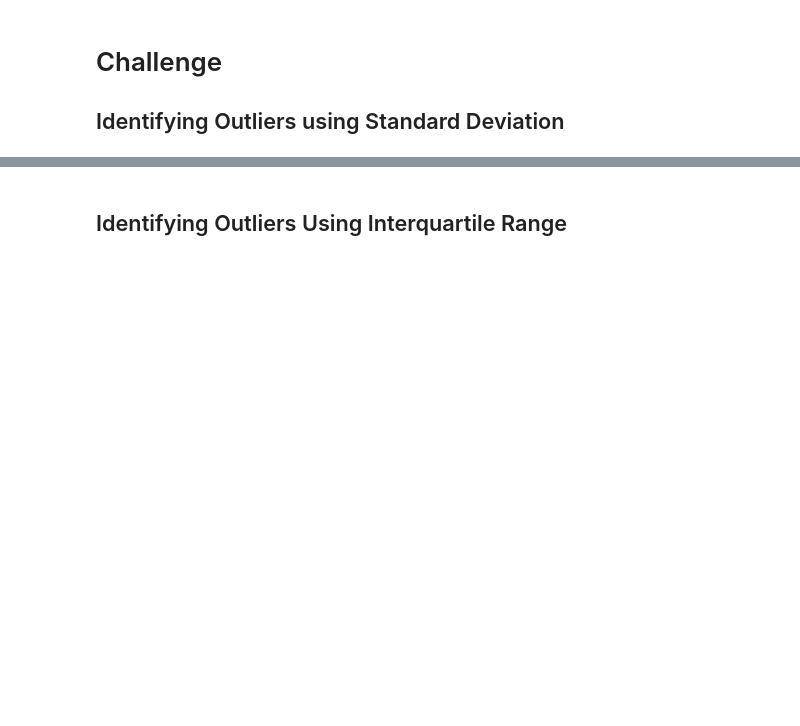
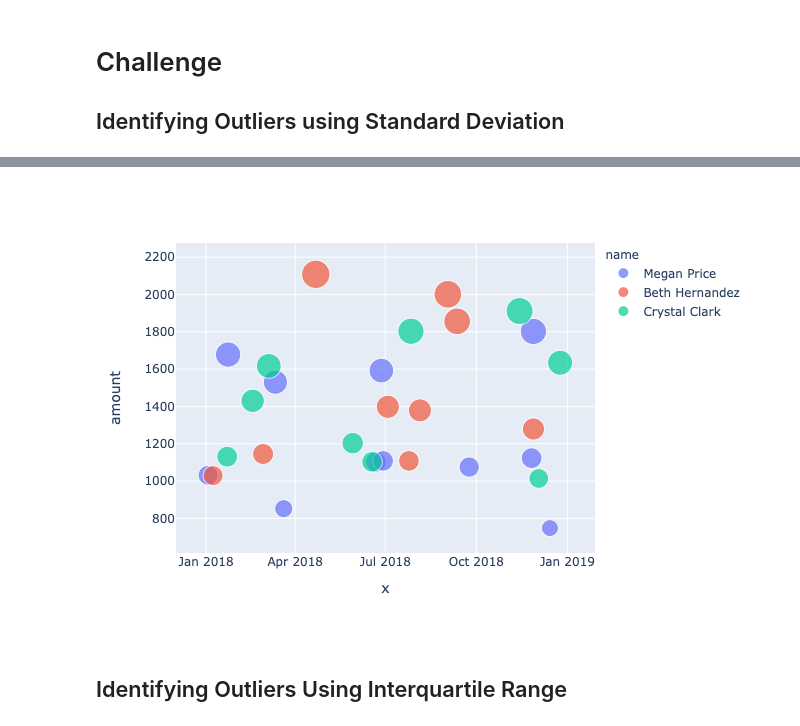
Before and after one commit to Kowsi/Fraudulent-Transaction-SQL, a Jupyter notebook: Starter_Files/challenge.ipynb, the cells around one changed output, grey strips where cells are left out. Drawn from its saved outputs; the diff is of its cells as text; code cells hidden in the pictures; blank space fills up the shorter version.

```diff
--- a/Starter_Files/challenge.ipynb
+++ b/Starter_Files/challenge.ipynb
@@ -18,2 +78,12 @@ engine = create_engine("postgresql://postgres:postgres@localhost:5432/fraud_dete
+# %%
+# find anomalous transactions for 3 random card holders
+suspectful_card_holders = outliner.groupby('id')['amount'].sum().nlargest(3).index.tolist()
+
+anomalous_transactions=outliner.loc[outliner['id'].isin(suspectful_card_holders)]
+
+px.scatter(anomalous_transactions, x=anomalous_transactions.index, y='amount', color="name",
+                 size='amount')
+# %% [output]
+[figure, added]
 # %% [markdown]
   ## Identifying Outliers Using Interquartile Range
```
Also changed, not shown: parts of 12 cells of this notebook, 1 other file.
